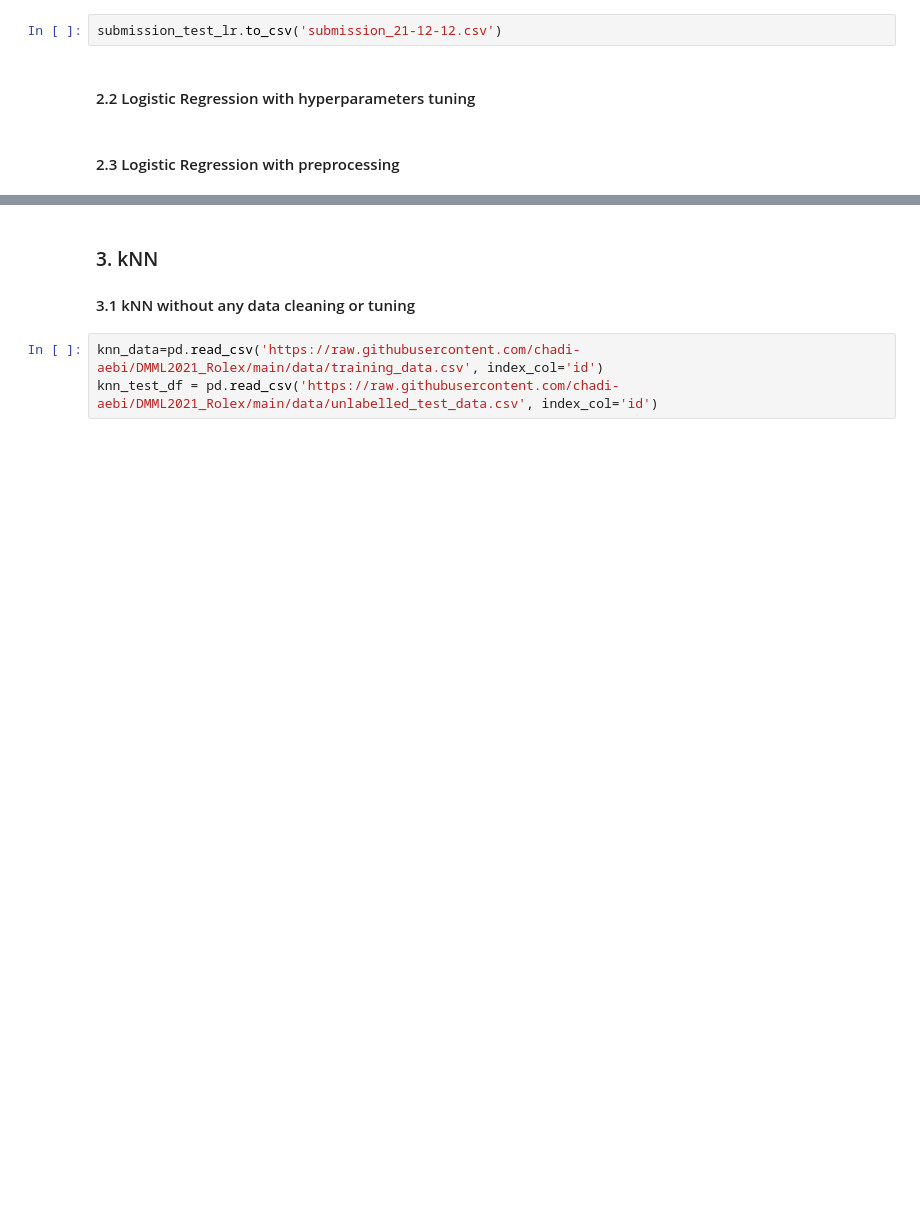
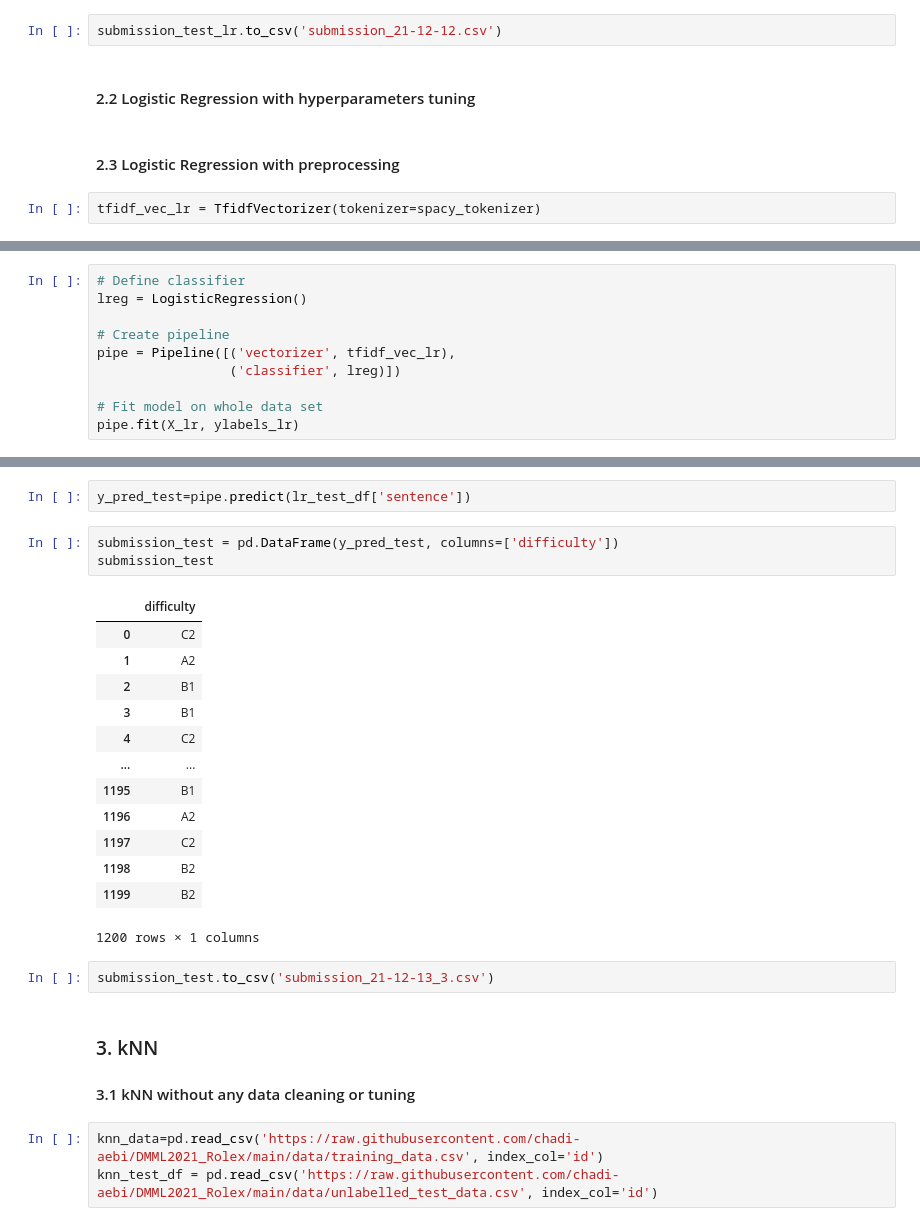
Before and after one commit to chadi-aebi/DMML2021_Rolex, a Jupyter notebook: code/Notebook_Rolex.ipynb, the cells around one changed output, grey strips where cells are left out. Cells and saved outputs as stored; diff of their text form; blank space fills up the shorter version.

```diff
--- a/code/Notebook_Rolex.ipynb
+++ b/code/Notebook_Rolex.ipynb
@@ -182,3 +182,5 @@ submission_test_lr.to_csv('submission_21-12-12.csv')
 <h4> 2.2 Logistic Regression with hyperparameters tuning
 # %% [markdown]
 <h4> 2.3 Logistic Regression with preprocessing
+# %%
+tfidf_vec_lr = TfidfVectorizer(tokenizer=spacy_tokenizer)
@@ -184,0 +214,10 @@ submission_test_lr.to_csv('submission_21-12-12.csv')
+# %%
+# Define classifier
+lreg = LogisticRegression()
+
+# Create pipeline
+pipe = Pipeline([('vectorizer', tfidf_vec_lr),
+                 ('classifier', lreg)])
+
+# Fit model on whole data set
+pipe.fit(X_lr, ylabels_lr)
@@ -185,3 +235,24 @@ submission_test_lr.to_csv('submission_21-12-12.csv')
+# %%
+y_pred_test=pipe.predict(lr_test_df['sentence'])
+# %%
+submission_test = pd.DataFrame(y_pred_test, columns=['difficulty'])
+submission_test
+# %% [output]
+|  | difficulty |
+| 0 | C2 |
+| 1 | A2 |
+| 2 | B1 |
+| 3 | B1 |
+| 4 | C2 |
+| ... | ... |
+| 1195 | B1 |
+| 1196 | A2 |
+| 1197 | C2 |
+| 1198 | B2 |
+| 1199 | B2 |
+1200 rows × 1 columns
+# %%
+submission_test.to_csv('submission_21-12-13_3.csv')
 # %% [markdown]
 <h3> 3. kNN
 <h4> 3.1 kNN without any data cleaning or tuning
```
Also changed, not shown: parts of 11 cells of this notebook.
